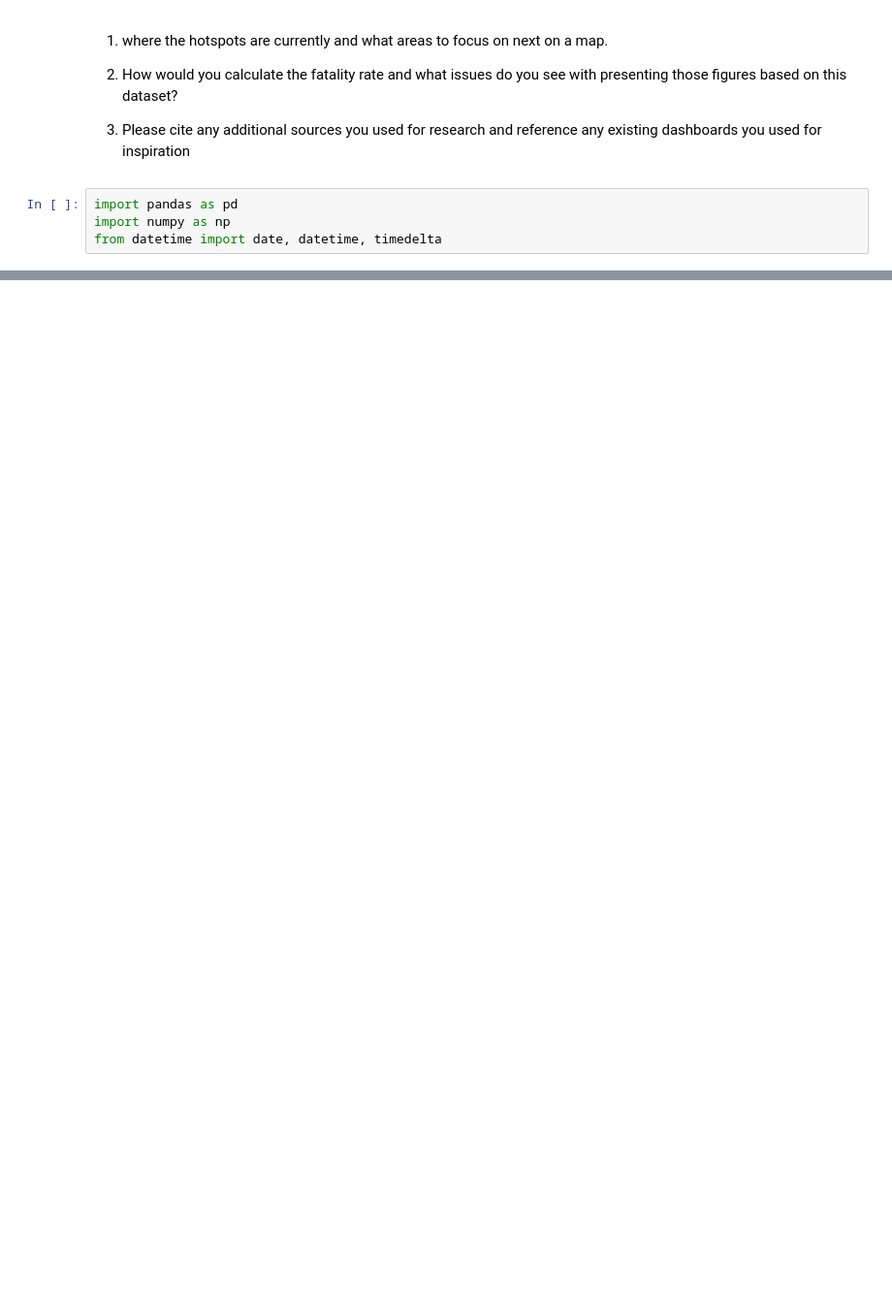
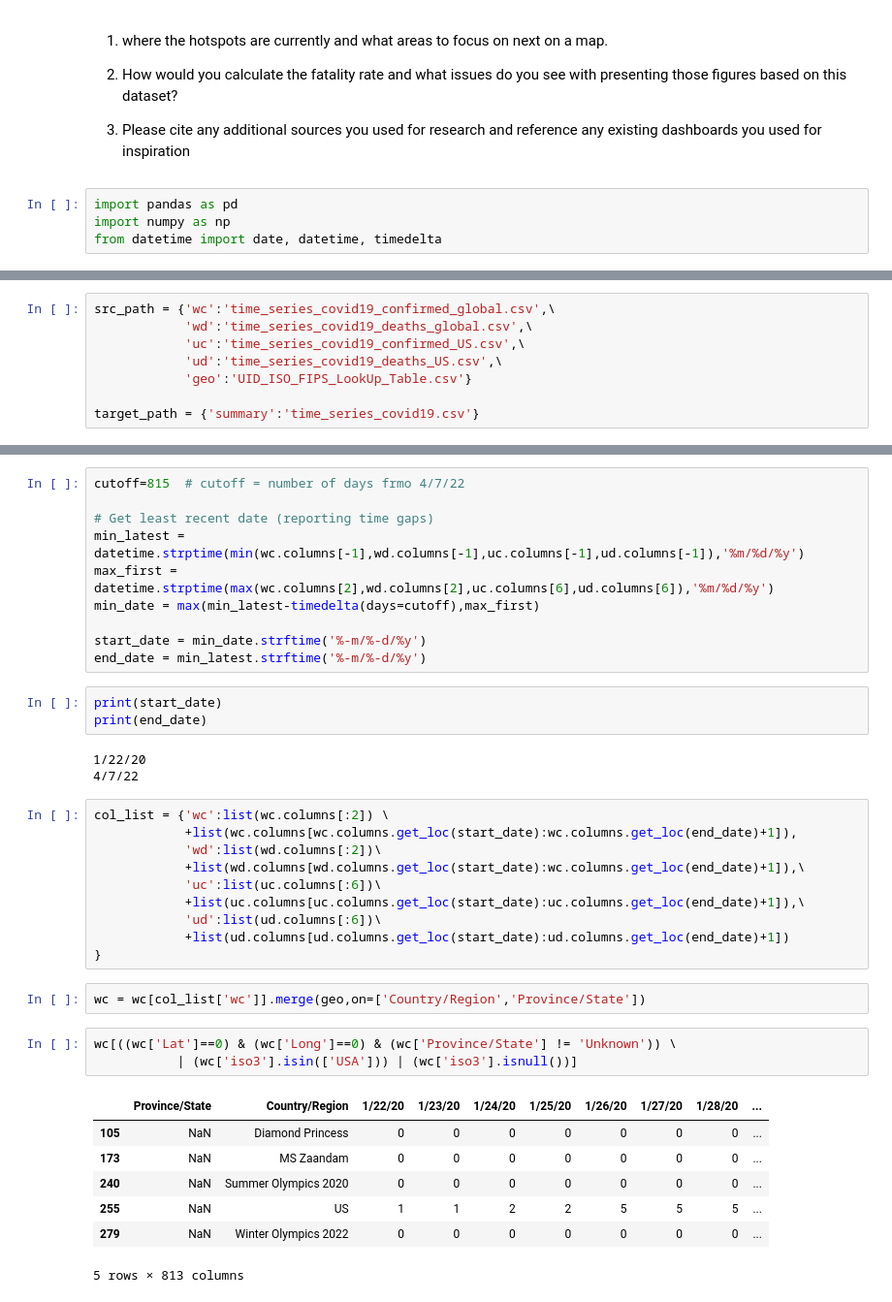
Before and after one commit to stellacydong/covid19-dahsboard, a Jupyter notebook: covid.ipynb, the cells around one changed output, grey strips where cells are left out. Shown at 97% size. Saved outputs shown, nothing was run; the diff lists cells and outputs as text; blank space fills up the shorter version.

```diff
--- a/covid.ipynb
+++ b/covid.ipynb
@@ -373,0 +15,8 @@ df.shape
+# %%
+src_path = {'wc':'time_series_covid19_confirmed_global.csv',\
+            'wd':'time_series_covid19_deaths_global.csv',\
+            'uc':'time_series_covid19_confirmed_US.csv',\
+            'ud':'time_series_covid19_deaths_US.csv',\
+            'geo':'UID_ISO_FIPS_LookUp_Table.csv'}
+
+target_path = {'summary':'time_series_covid19.csv'}
@@ -373,0 +67,39 @@ df.shape
+# %%
+cutoff=815  # cutoff = number of days frmo 4/7/22
+
+# Get least recent date (reporting time gaps)
+min_latest = datetime.strptime(min(wc.columns[-1],wd.columns[-1],uc.columns[-1],ud.columns[-1]),'%m/%d/%y')
+max_first = datetime.strptime(max(wc.columns[2],wd.columns[2],uc.columns[6],ud.columns[6]),'%m/%d/%y')
+min_date = max(min_latest-timedelta(days=cutoff),max_first)
+
+start_date = min_date.strftime('%-m/%-d/%y')
+end_date = min_latest.strftime('%-m/%-d/%y')
+# %%
+print(start_date)
+print(end_date)
+# %% [output]
+1/22/20
+4/7/22
+# %%
+col_list = {'wc':list(wc.columns[:2]) \
+            +list(wc.columns[wc.columns.get_loc(start_date):wc.columns.get_loc(end_date)+1]),
+            'wd':list(wd.columns[:2])\
+            +list(wd.columns[wd.columns.get_loc(start_date):wc.columns.get_loc(end_date)+1]),\
+            'uc':list(uc.columns[:6])\
+            +list(uc.columns[uc.columns.get_loc(start_date):uc.columns.get_loc(end_date)+1]),\
+            'ud':list(ud.columns[:6])\
+            +list(ud.columns[ud.columns.get_loc(start_date):ud.columns.get_loc(end_date)+1])
+}
+# %%
+wc = wc[col_list['wc']].merge(geo,on=['Country/Region','Province/State'])
+# %%
+wc[((wc['Lat']==0) & (wc['Long']==0) & (wc['Province/State'] != 'Unknown')) \
+           | (wc['iso3'].isin(['USA'])) | (wc['iso3'].isnull())]
+# %% [output]
+|  | Province/State | Country/Region | 1/22/20 | 1/23/20 | 1/24/20 | 1/25/20 | 1/26/20 | 1/27/20 | 1/28/20 | ... |
+| 105 | NaN | Diamond Princess | 0 | 0 | 0 | 0 | 0 | 0 | 0 | ... |
+| 173 | NaN | MS Zaandam | 0 | 0 | 0 | 0 | 0 | 0 | 0 | ... |
+| 240 | NaN | Summer Olympics 2020 | 0 | 0 | 0 | 0 | 0 | 0 | 0 | ... |
+| 255 | NaN | US | 1 | 1 | 2 | 2 | 5 | 5 | 5 | ... |
+| 279 | NaN | Winter Olympics 2022 | 0 | 0 | 0 | 0 | 0 | 0 | 0 | ... |
+5 rows × 813 columns
```
Also changed, not shown: parts of 48 cells of this notebook, 4 other files.
